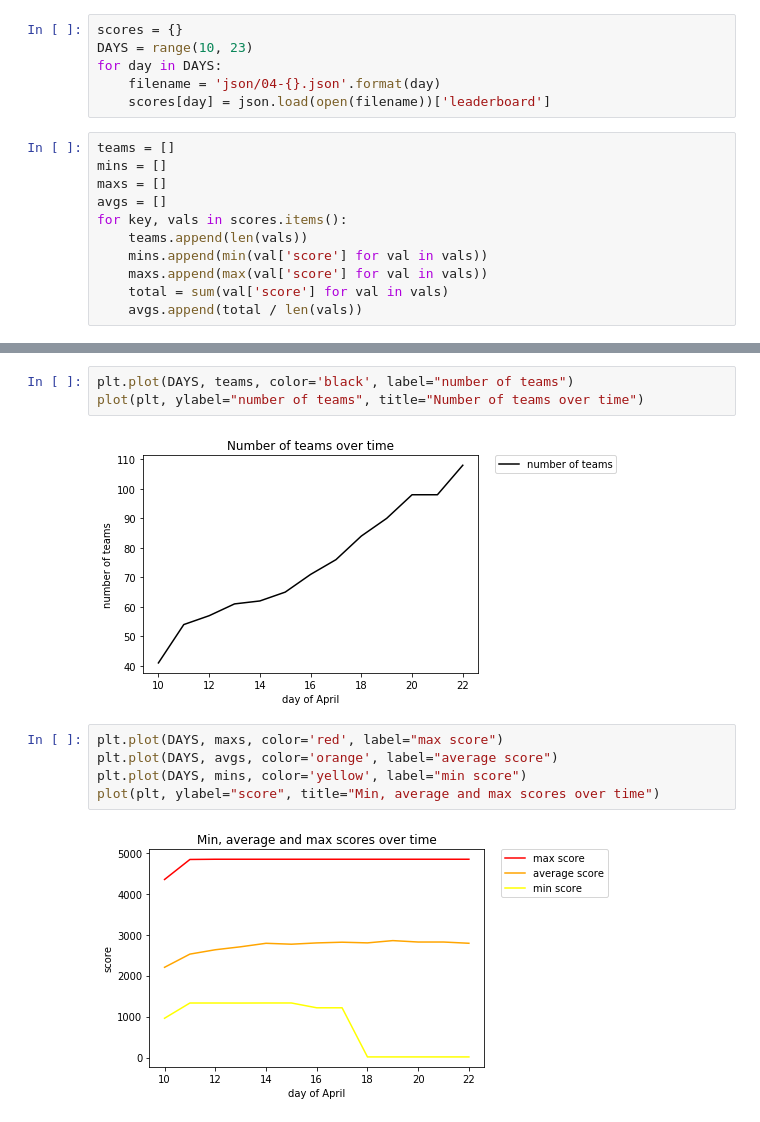
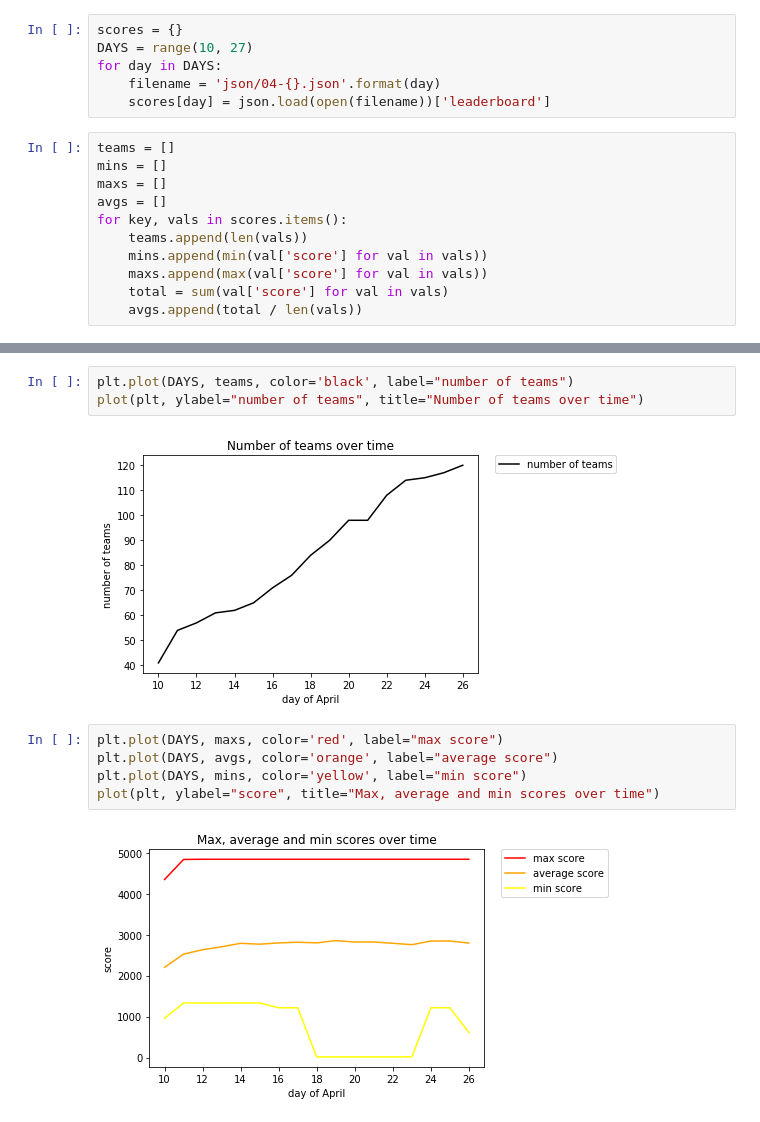
Before and after one commit to AdamStelmaszczyk/retro-leaderboard, a Jupyter notebook: analysis.ipynb, the cells around one changed output, grey strips where cells are left out. Cells and saved outputs as stored; diff of their text form.

```diff
--- a/analysis.ipynb
+++ b/analysis.ipynb
@@ -12,7 +12,7 @@ def plot(plt, ylabel, title):
     plt.show()
 # %%
 scores = {}
-DAYS = range(10, 23)
+DAYS = range(10, 27)
 for day in DAYS:
     filename = 'json/04-{}.json'.format(day)
     scores[day] = json.load(open(filename))['leaderboard']
@@ -55,14 +55,14 @@ plt.show()
 plt.plot(DAYS, teams, color='black', label="number of teams")
 plot(plt, ylabel="number of teams", title="Number of teams over time")
 # %% [output]
-[figure, old version]
+[figure, new version]
 # %%
 plt.plot(DAYS, maxs, color='red', label="max score")
 plt.plot(DAYS, avgs, color='orange', label="average score")
 plt.plot(DAYS, mins, color='yellow', label="min score")
-plot(plt, ylabel="score", title="Min, average and max scores over time")
+plot(plt, ylabel="score", title="Max, average and min scores over time")
 # %% [output]
-[figure, old version]
+[figure, new version]
 # %%
 plt.plot(DAYS, maxs, color='red', label="max score")
 plot(plt, ylabel="score", title="Max scores over time")
```
Also changed, not shown: parts of 4 cells of this notebook, 4 other files.
